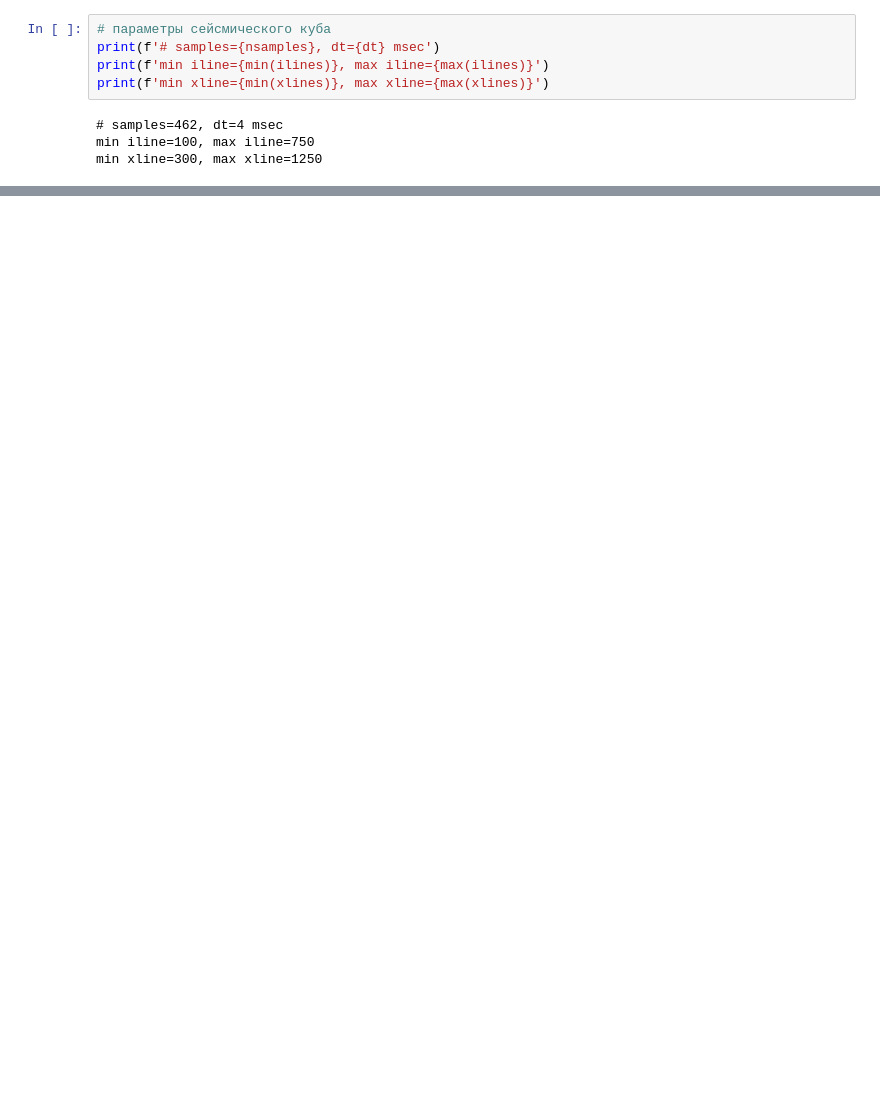
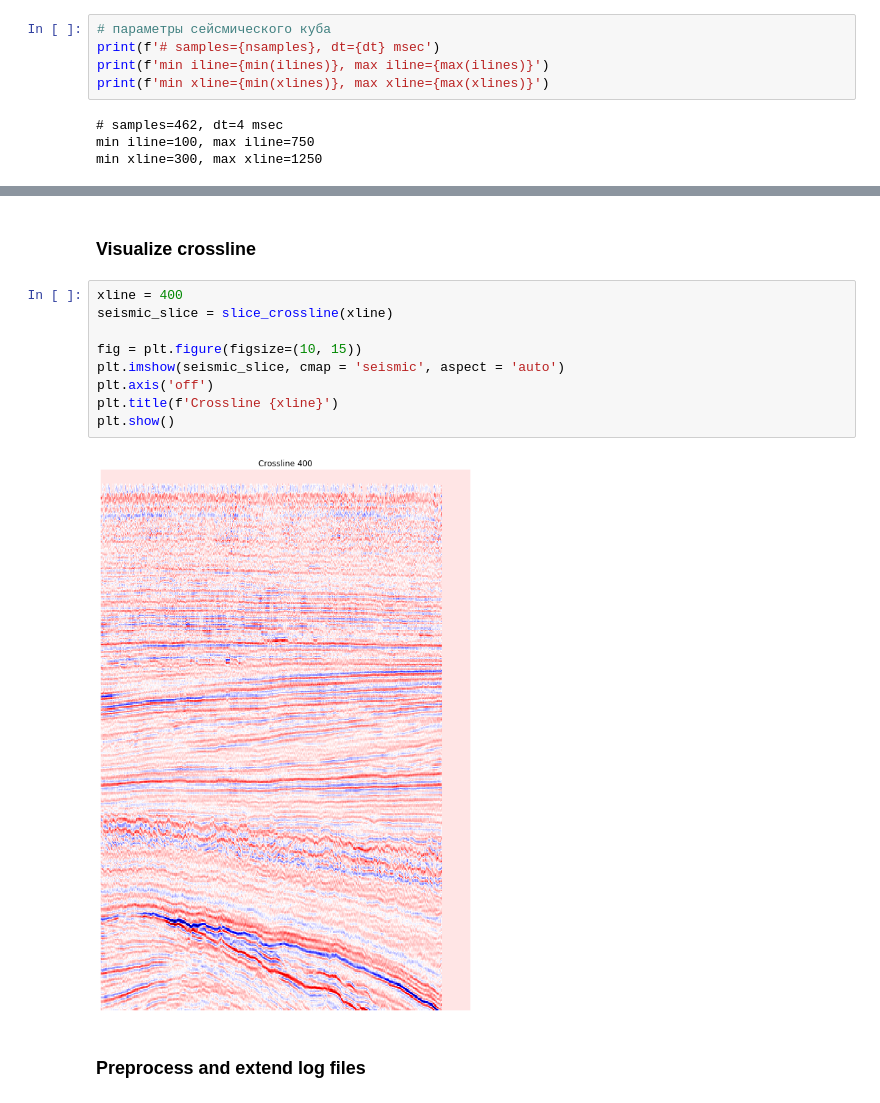
Before and after one commit to neuro-inc/ml-recipe-seismic, a Jupyter notebook: notebooks/data_preparation.ipynb, the cells around one changed output, grey strips where cells are left out. Drawn from its saved outputs; the diff is of its cells as text; blank space fills up the shorter version.

```diff
--- a/notebooks/data_preparation.ipynb
+++ b/notebooks/data_preparation.ipynb
@@ -367,0 +127,15 @@ plt.show()
+# %% [markdown]
+### Visualize crossline
+# %%
+xline = 400
+seismic_slice = slice_crossline(xline)
+
+fig = plt.figure(figsize=(10, 15))
+plt.imshow(seismic_slice, cmap = 'seismic', aspect = 'auto')
+plt.axis('off')
+plt.title(f'Crossline {xline}')
+plt.show()
+# %% [output]
+[figure, added]
+# %% [markdown]
+### Preprocess and extend log files
```
Also changed, not shown: parts of 53 cells of this notebook, 14 other files.
